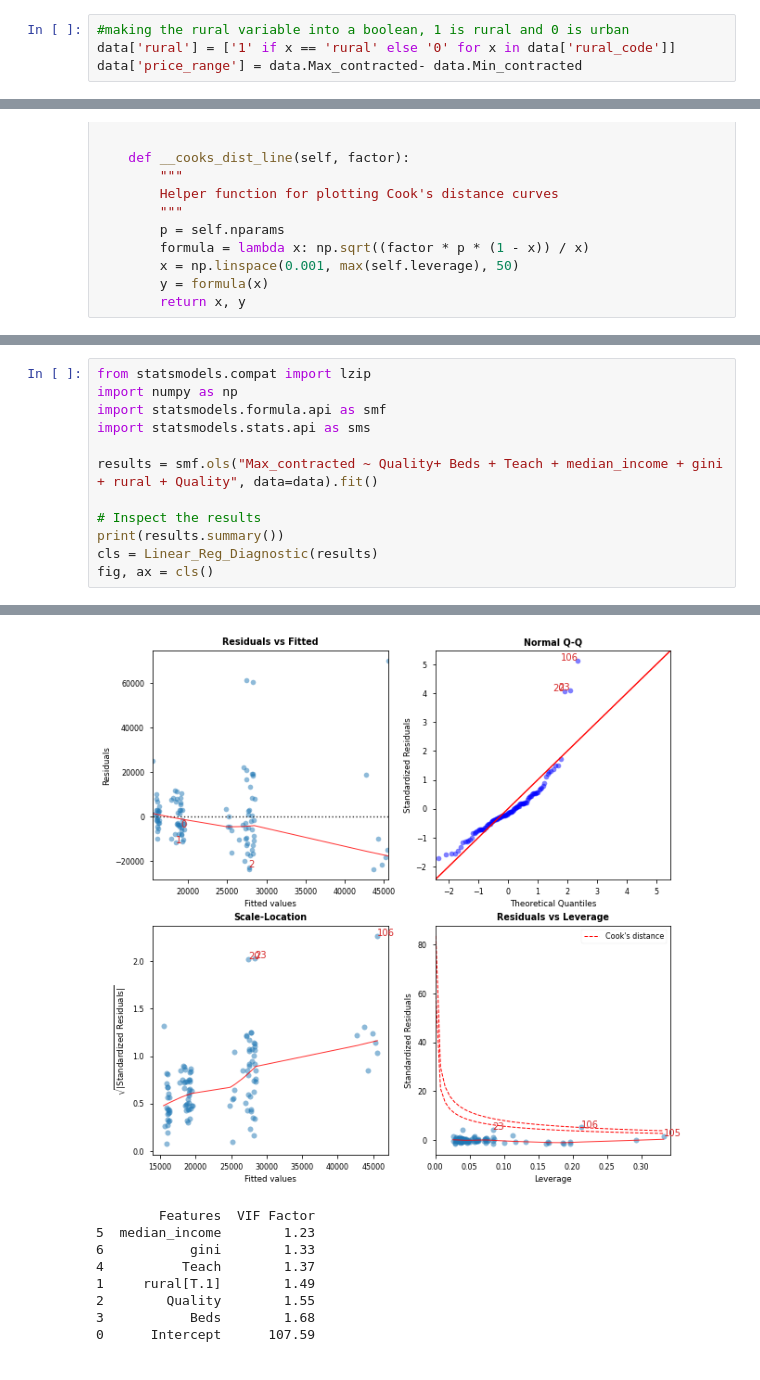
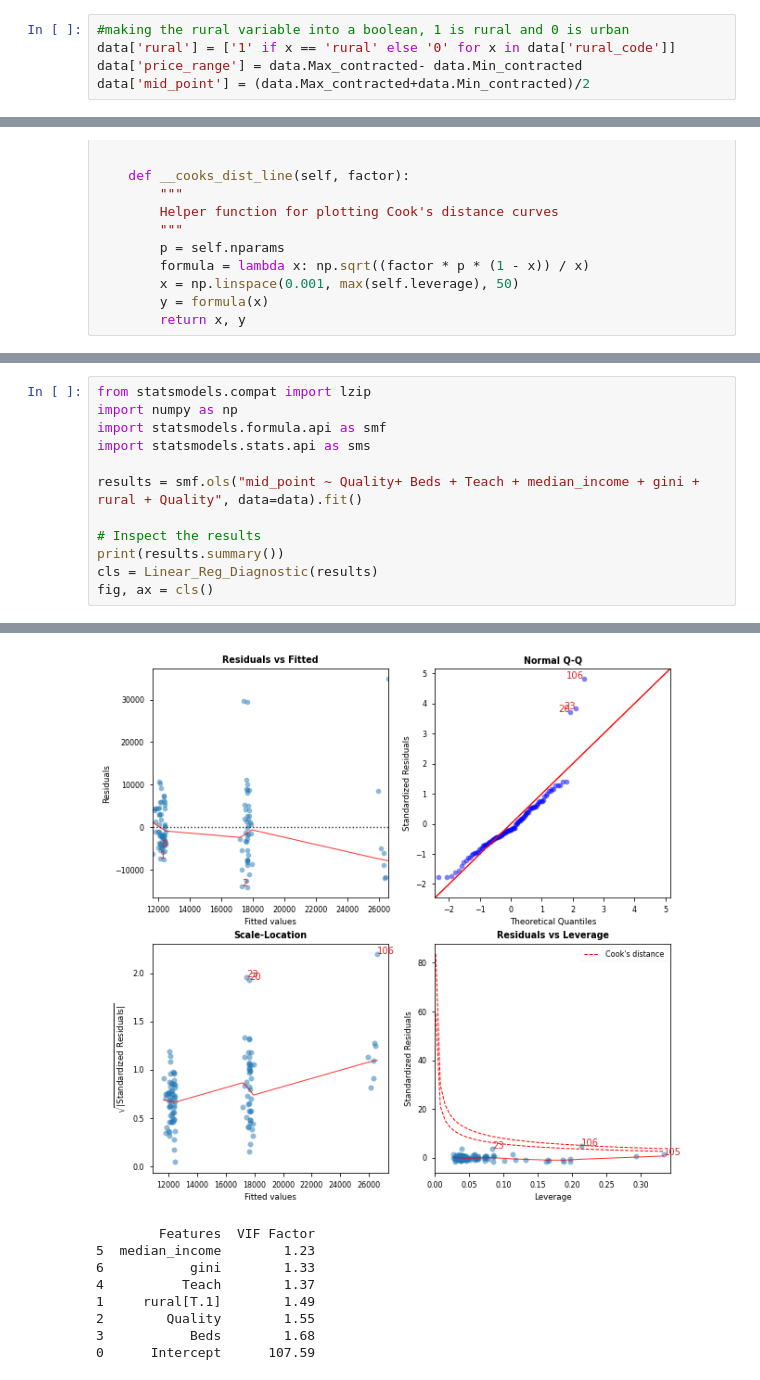
Before and after one commit to aperfilyeva/anna_data601, a Jupyter notebook: Project/hospital_analysis_ryan.ipynb, the cells around one changed output, grey strips where cells are left out. Drawn from its saved outputs; the diff is of its cells as text.

```diff
--- a/Project/hospital_analysis_ryan.ipynb
+++ b/Project/hospital_analysis_ryan.ipynb
@@ -23,6 +23,7 @@ data
 #making the rural variable into a boolean, 1 is rural and 0 is urban
 data['rural'] = ['1' if x == 'rural' else '0' for x in data['rural_code']]
 data['price_range'] = data.Max_contracted- data.Min_contracted
+data['mid_point'] = (data.Max_contracted+data.Min_contracted)/2
 # %%
 regression_variables = data[['Beds', 'Quality', 'Public_flag', 'Teach', 'median_income', 'gini', 'max_min', 'proportion', 'rural']]
 corr = regression_variables.corr()
@@ -526,7 +527,7 @@ import numpy as np
 import statsmodels.formula.api as smf
 import statsmodels.stats.api as sms
 
-results = smf.ols("Max_contracted ~ Quality+ Beds + Teach + median_income + gini + rural + Quality", data=data).fit()
+results = smf.ols("mid_point ~ Quality+ Beds + Teach + median_income + gini + rural + Quality", data=data).fit()
 
 # Inspect the results
 print(results.summary())
@@ -545,12 +546,12 @@ Df Residuals:                     101   BIC:                             2414.
 Df Model:                           6
 Covariance Type:            nonrobust
 =================================================================================
 ... (16 lines left out)
 Warnings:
 [1] Standard Errors assume that the covariance matrix of the errors is correctly specified.
 [2] The condition number is large, 1.68e+06. This might indicate that there are
 strong multicollinearity or other numerical problems.
-[figure, old version]
+[figure, new version]
         Features  VIF Factor
 5  median_income        1.23
 6           gini        1.33
```
Also changed, not shown: parts of 1 cell of this notebook.
